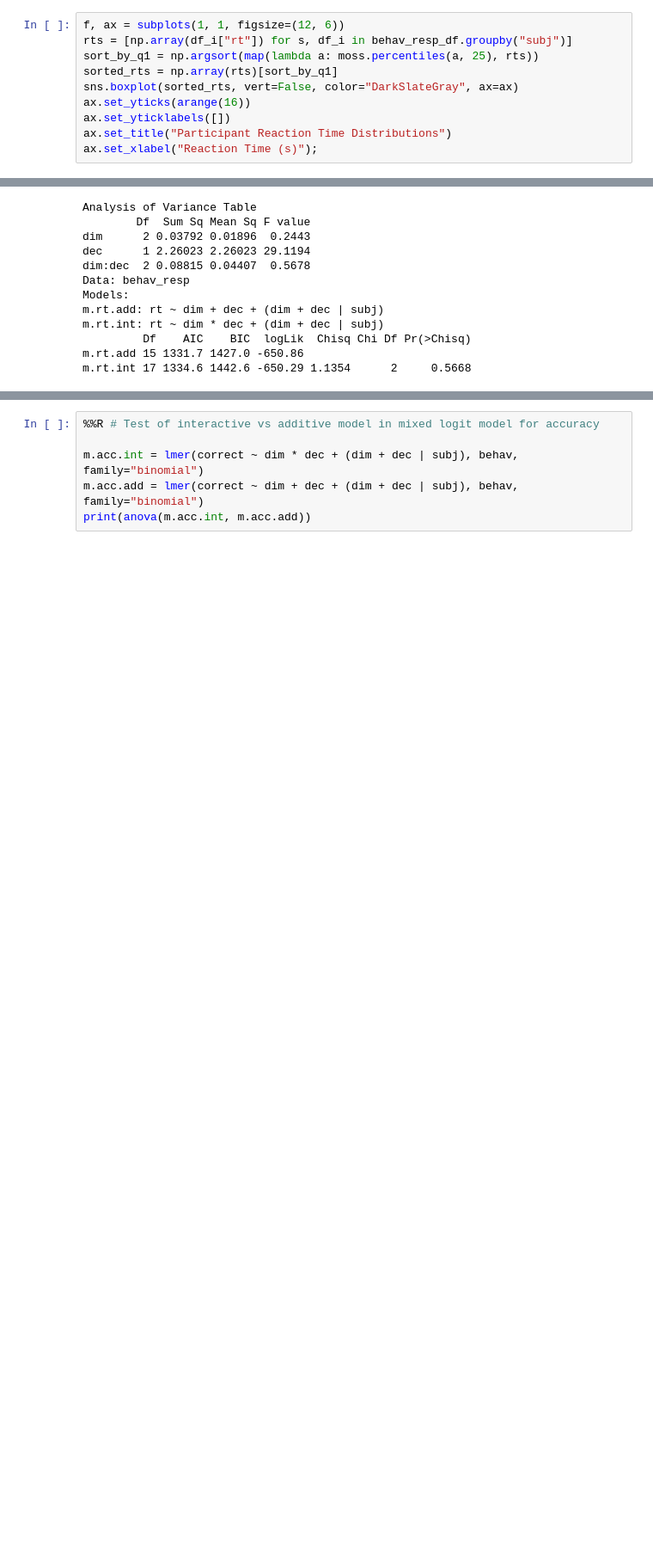
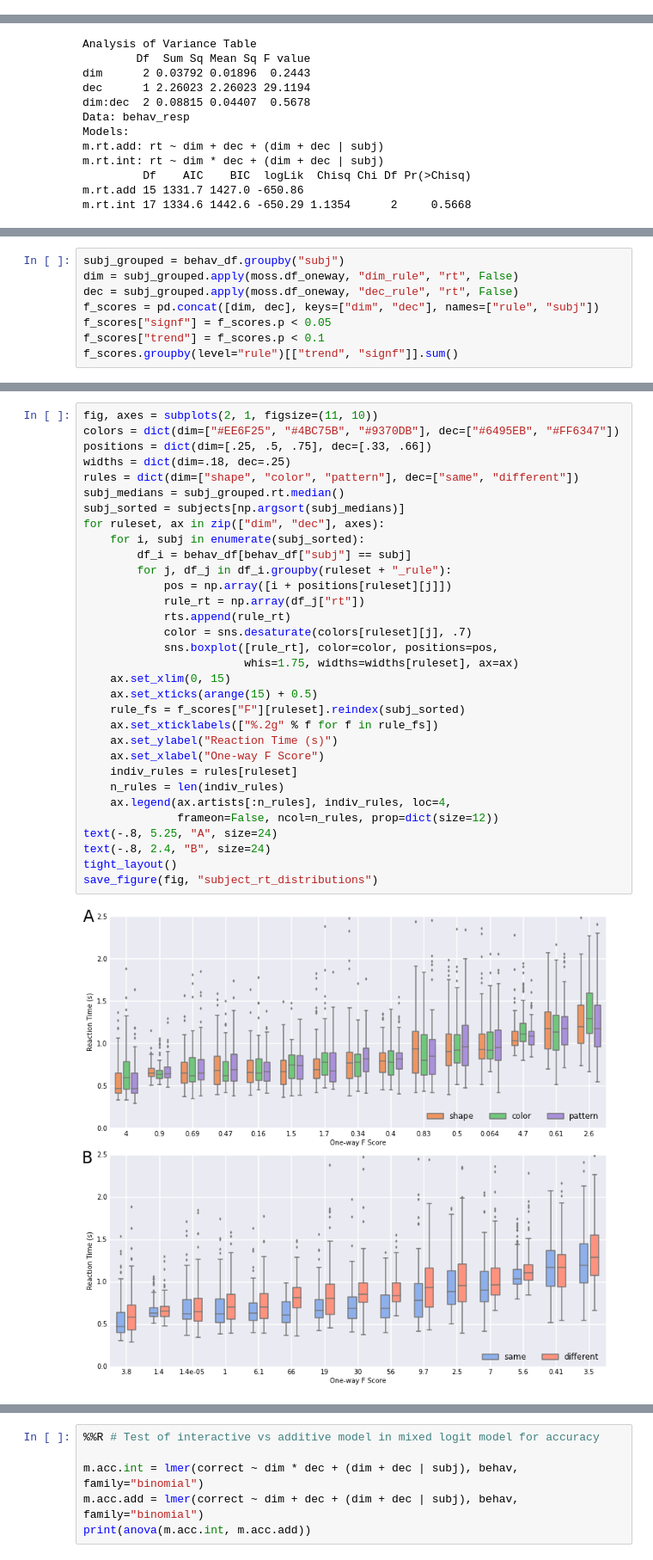
Before and after one commit to WagnerLabPapers/Waskom_JNeurosci_2014, a Jupyter notebook: DKsort_Neuron.ipynb, the cells around one changed output, grey strips where cells are left out. Shown at 86% size. Drawn from its saved outputs; the diff is of its cells as text; blank space fills up the shorter version.

```diff
--- a/DKsort_Neuron.ipynb
+++ b/DKsort_Neuron.ipynb
@@ -101,10 +99,0 @@ behav_resp = behav[behav$made_resp, ]
-# %%
-f, ax = subplots(1, 1, figsize=(12, 6))
-rts = [np.array(df_i["rt"]) for s, df_i in behav_resp_df.groupby("subj")]
-sort_by_q1 = np.argsort(map(lambda a: moss.percentiles(a, 25), rts))
-sorted_rts = np.array(rts)[sort_by_q1]
-sns.boxplot(sorted_rts, vert=False, color="DarkSlateGray", ax=ax)
-ax.set_yticks(arange(16))
-ax.set_yticklabels([])
-ax.set_title("Participant Reaction Time Distributions")
-ax.set_xlabel("Reaction Time (s)");
@@ -228,0 +163,8 @@ ax.set_xlabel("One-way F Score");
+# %%
+subj_grouped = behav_df.groupby("subj")
+dim = subj_grouped.apply(moss.df_oneway, "dim_rule", "rt", False)
+dec = subj_grouped.apply(moss.df_oneway, "dec_rule", "rt", False)
+f_scores = pd.concat([dim, dec], keys=["dim", "dec"], names=["rule", "subj"])
+f_scores["signf"] = f_scores.p < 0.05
+f_scores["trend"] = f_scores.p < 0.1
+f_scores.groupby(level="rule")[["trend", "signf"]].sum()
@@ -228,0 +176,34 @@ ax.set_xlabel("One-way F Score");
+# %%
+fig, axes = subplots(2, 1, figsize=(11, 10))
+colors = dict(dim=["#EE6F25", "#4BC75B", "#9370DB"], dec=["#6495EB", "#FF6347"])
+positions = dict(dim=[.25, .5, .75], dec=[.33, .66])
+widths = dict(dim=.18, dec=.25)
+rules = dict(dim=["shape", "color", "pattern"], dec=["same", "different"])
+subj_medians = subj_grouped.rt.median()
+subj_sorted = subjects[np.argsort(subj_medians)]
+for ruleset, ax in zip(["dim", "dec"], axes):
+    for i, subj in enumerate(subj_sorted):
+        df_i = behav_df[behav_df["subj"] == subj]
+        for j, df_j in df_i.groupby(ruleset + "_rule"):
+            pos = np.array([i + positions[ruleset][j]])
+            rule_rt = np.array(df_j["rt"])
+            rts.append(rule_rt)
+            color = sns.desaturate(colors[ruleset][j], .7)
+            sns.boxplot([rule_rt], color=color, positions=pos,
+                        whis=1.75, widths=widths[ruleset], ax=ax)
+    ax.set_xlim(0, 15)
+    ax.set_xticks(arange(15) + 0.5)
+    rule_fs = f_scores["F"][ruleset].reindex(subj_sorted)
+    ax.set_xticklabels(["%.2g" % f for f in rule_fs])
+    ax.set_ylabel("Reaction Time (s)")
+    ax.set_xlabel("One-way F Score")
+    indiv_rules = rules[ruleset]
+    n_rules = len(indiv_rules)
+    ax.legend(ax.artists[:n_rules], indiv_rules, loc=4,
+              frameon=False, ncol=n_rules, prop=dict(size=12))
+text(-.8, 5.25, "A", size=24)
+text(-.8, 2.4, "B", size=24)
+tight_layout()
+save_figure(fig, "subject_rt_distributions")
+# %% [output]
+[figure, added]
```
Also changed, not shown: parts of 20 cells of this notebook, 1 other file.
